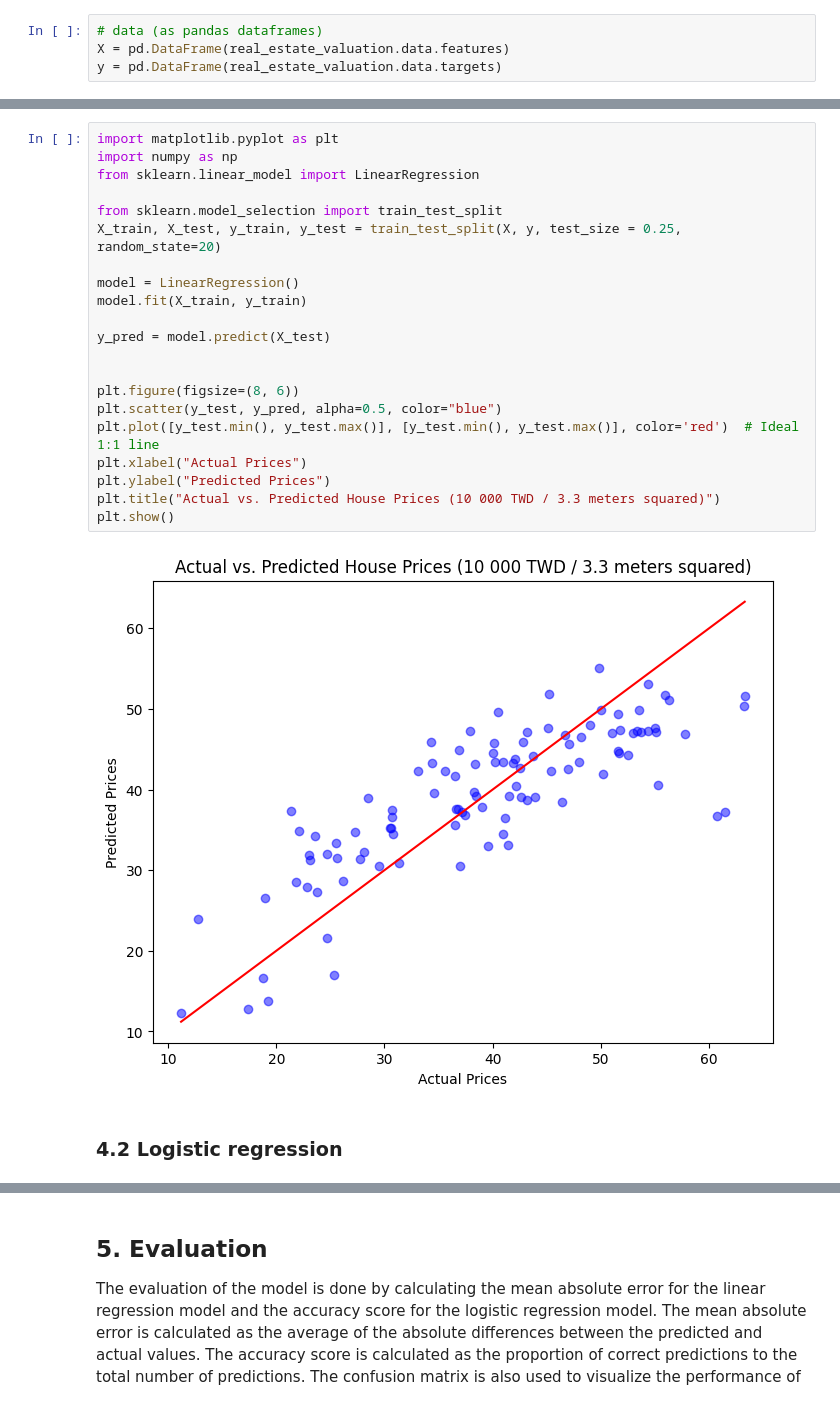
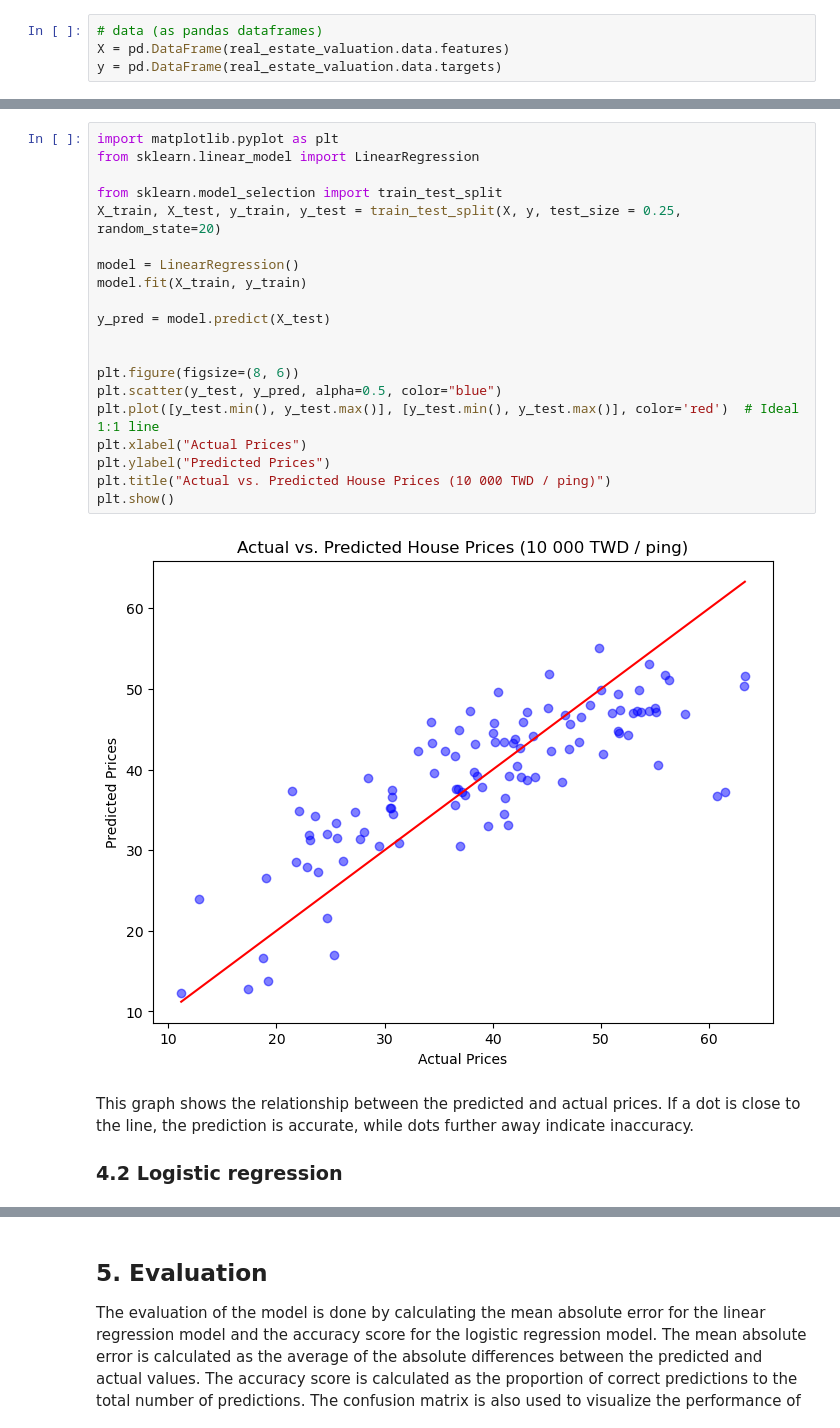
Before and after one commit to SamuliLam/dkko, a Jupyter notebook: linearandlogisticregression.ipynb, the cells around one changed output, grey strips where cells are left out. Cells and saved outputs as stored; diff of their text form.

```diff
--- a/linearandlogisticregression.ipynb
+++ b/linearandlogisticregression.ipynb
@@ -73,28 +74,28 @@ y = pd.DataFrame(real_estate_valuation.data.targets)
 # %%
 import matplotlib.pyplot as plt
-import numpy as np
 from sklearn.linear_model import LinearRegression
 
 from sklearn.model_selection import train_test_split
 X_train, X_test, y_train, y_test = train_test_split(X, y, test_size = 0.25, random_state=20)
 
 model = LinearRegression()
 model.fit(X_train, y_train)
 
 y_pred = model.predict(X_test)
 
 
 plt.figure(figsize=(8, 6))
 plt.scatter(y_test, y_pred, alpha=0.5, color="blue")
 plt.plot([y_test.min(), y_test.max()], [y_test.min(), y_test.max()], color='red')  # Ideal 1:1 line
 plt.xlabel("Actual Prices")
 plt.ylabel("Predicted Prices")
-plt.title("Actual vs. Predicted House Prices (10 000 TWD / 3.3 meters squared)")
+plt.title("Actual vs. Predicted House Prices (10 000 TWD / ping)")
 plt.show()
 # %% [output]
-[figure, old version]
+[figure, new version]
-# %% [markdown]
-### 4.2 Logistic regression
+# %% [markdown]
+This graph shows the relationship between the predicted and actual prices. If a dot is close to the line, the prediction is accurate, while dots further away indicate inaccuracy.
+### 4.2 Logistic regression
 # %%
 import warnings
 from sklearn.exceptions import DataConversionWarning
```
Also changed, not shown: parts of 10 cells of this notebook.
